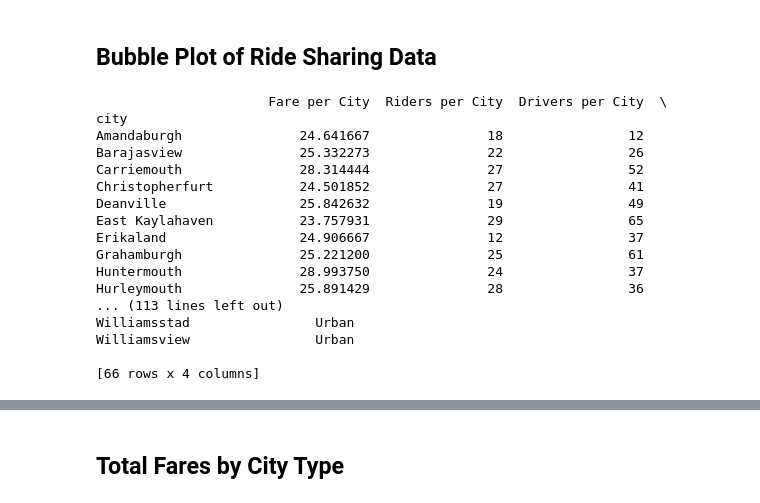
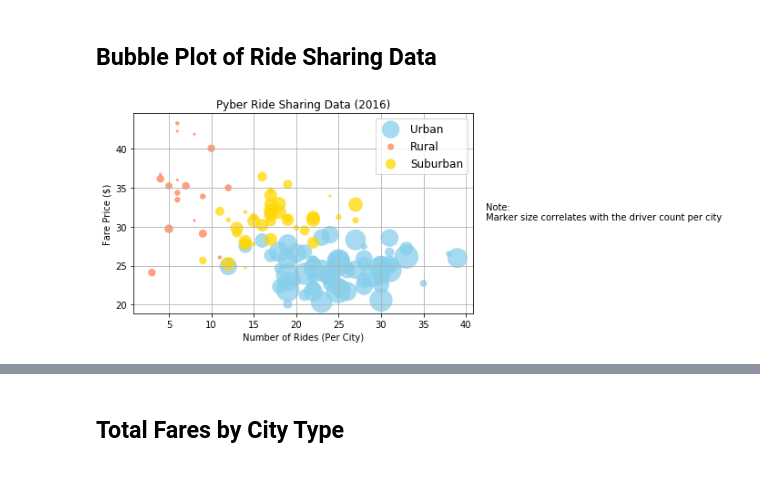
Before and after one commit to mmsquier/HW5-Matplotlib-Analysis, a Jupyter notebook: pyber_Maggy Squier.ipynb, the cells around one changed output, grey strips where cells are left out. Saved outputs shown, nothing was run; the diff lists cells and outputs as text; code cells hidden in the pictures.

Commit message:
updated version
Completed graphing a scatter plot graph and a pie chart
Need to finish two more pie charts

```diff
--- a/pyber_Maggy Squier.ipynb
+++ b/pyber_Maggy Squier.ipynb
@@ -67,65 +67,53 @@ pyber_suburban=pyber_df.get_group("Suburban")
 
 # Build the scatter plots for each city types
 #Plotting of data based on the urban rows
-urban_plt = plt.scatter(x=pyber_urban["Rides per City"],
-                        y= pyber_urban["Fare per city],
+urban_plt = plt.scatter(x=pyber_urban["Riders per City"],
+                        y= pyber_urban["Fare per City"],
                         s=pyber_urban["Drivers per City"]*10,
                         color="SkyBlue",
                         edgecolor = "none",
                         alpha = .75,
                         label = "Urban" )
 
 #Plotting of data based on the rural rows
-rural_plt = plt.scatter(x=pyber_rural["Rides per City"],
-                        y= pyber_rural["Fare per city],
+rural_plt = plt.scatter(x=pyber_rural["Riders per City"],
+                        y= pyber_rural["Fare per City"],
                         s=pyber_rural["Drivers per City"]*10,
                         color="Coral",
                         edgecolor = "none",
                         alpha = .75,
                         label = "Rural" )
 #Plotting of data based on the suburban rows
-suburban_plt = plt.scatter(x=pyber_suburban["Rides per City"],
-                        y= pyber_suburban["Fare per city],
+suburban_plt = plt.scatter(x=pyber_suburban["Riders per City"],
+                        y= pyber_suburban["Fare per City"],
                         s=pyber_suburban["Drivers per City"]*10,
                         color="Gold",
                         edgecolor = "none",
                         alpha = .75,
                         label = "Suburban" )
 
 # Incorporate the other graph properties
-plt.title("Ride Sharing Data")
-plt.xlabel("Number of Rides")
-plt.ylabel("Fare Price")
+plt.title("Pyber Ride Sharing Data (2016)")
+plt.xlabel("Number of Rides (Per City)")
+plt.ylabel("Fare Price ($)")
+plt.grid() #background grid
+plt.tight_layout() #fitted
+
 
 # Create a legend
 plt.legend(loc="best", fontsize=12)
 
 # Incorporate a text label regarding circle size
 # ^s in plotting code is for size
 #plt.figure(figsize=(5,5)) <<WxL parameters
 
-plt.figtext(x=.5, y=.5, s="Note:Marker size correlates with the driver count per city")
+plt.figtext(x=1, y=.5, s="Note: \nMarker size correlates with the driver count per city")
 
 # Save Figure
-plt.show()
+
+plt.savefig("../Images/pyberhw_plot.png",bbox_inches="tight")
 # %% [output]
-                      Fare per City  Riders per City  Drivers per City  \
-city
-Amandaburgh               24.641667               18                12
-Barajasview               25.332273               22                26
-Carriemouth               28.314444               27                52
-Christopherfurt           24.501852               27                41
-Deanville                 25.842632               19                49
-East Kaylahaven           23.757931               29                65
-Erikaland                 24.906667               12                37
-Grahamburgh               25.221200               25                61
-Huntermouth               28.993750               24                37
-Hurleymouth               25.891429               28                36
-... (113 lines left out)
-Williamsstad                Urban
-Williamsview                Urban
-
-[66 rows x 4 columns]
+[figure, added]
 # %%
 # Show plot
 plt.show()
```
Also changed, not shown: parts of 4 cells of this notebook.
